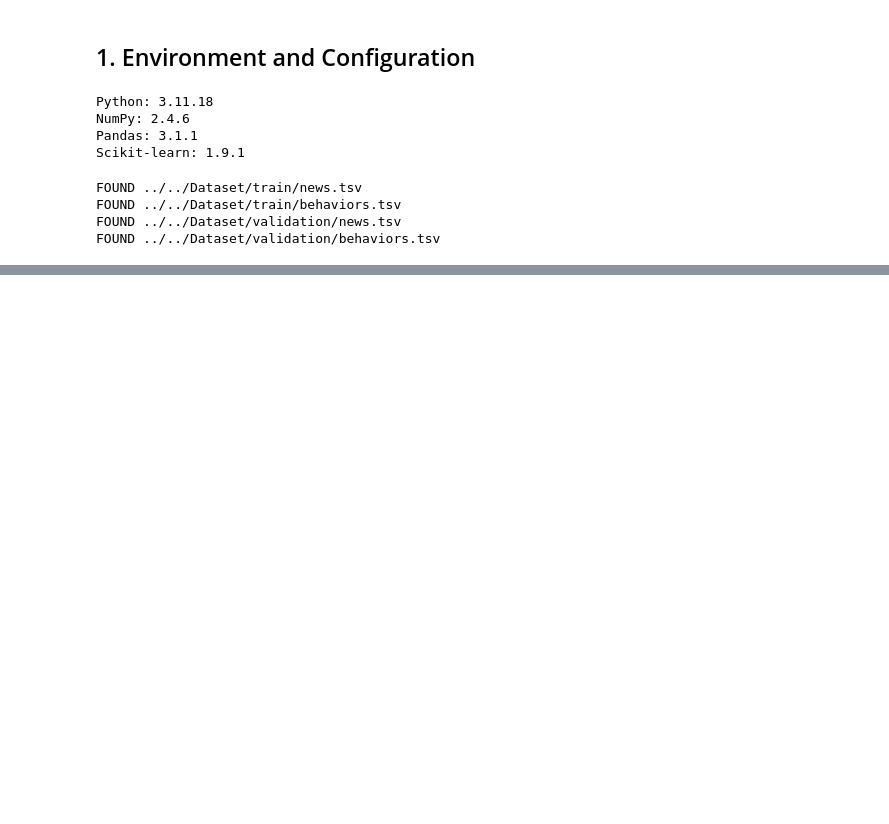
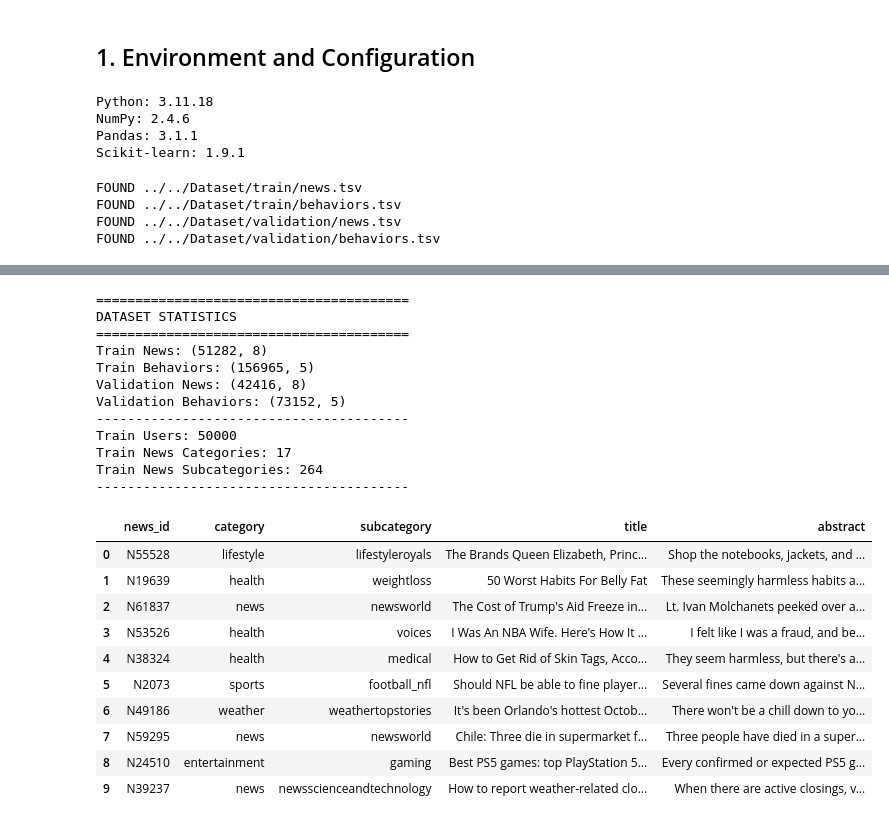
Before and after one commit to LiaoTian724/Personalized-Recommendation-System, a Jupyter notebook: Baseline/src/baseline.ipynb, the cells around one changed output, grey strips where cells are left out. Cells and saved outputs as stored; diff of their text form; code cells hidden in the pictures; blank space fills up the shorter version.

```diff
--- a/Baseline/src/baseline.ipynb
+++ b/Baseline/src/baseline.ipynb
@@ -62,0 +129,46 @@ FOUND ../../Dataset/validation/behaviors.tsv
+# %%
+print("=" * 40)
+print("DATASET STATISTICS")
+print("=" * 40)
+
+print("Train News:", train_news.shape)
+print("Train Behaviors:", train_behaviors.shape)
+
+print("Validation News:", validation_news.shape)
+print("Validation Behaviors:", validation_behaviors.shape)
+
+print("-" * 40)
+
+print("Train Users:", train_behaviors["user_id"].nunique())
+print("Train News Categories:", train_news["category"].nunique())
+print("Train News Subcategories:", train_news["subcategory"].nunique())
+
+
+print("-" * 40)
+
+display(train_news[["news_id", "category", "subcategory", "title", "abstract"]].head(10))
+display(train_behaviors.head(10))
+# %% [output]
+========================================
+DATASET STATISTICS
+========================================
+Train News: (51282, 8)
+Train Behaviors: (156965, 5)
+Validation News: (42416, 8)
+Validation Behaviors: (73152, 5)
+----------------------------------------
+Train Users: 50000
+Train News Categories: 17
+Train News Subcategories: 264
+----------------------------------------
+|  | news_id | category | subcategory | title | abstract |
+| 0 | N55528 | lifestyle | lifestyleroyals | The Brands Queen Elizabeth, Princ... | Shop the notebooks, jackets, and ... |
+| 1 | N19639 | health | weightloss | 50 Worst Habits For Belly Fat | These seemingly harmless habits a... |
+| 2 | N61837 | news | newsworld | The Cost of Trump's Aid Freeze in... | Lt. Ivan Molchanets peeked over a... |
+| 3 | N53526 | health | voices | I Was An NBA Wife. Here's How It ... | I felt like I was a fraud, and be... |
+| 4 | N38324 | health | medical | How to Get Rid of Skin Tags, Acco... | They seem harmless, but there's a... |
+| 5 | N2073 | sports | football_nfl | Should NFL be able to fine player... | Several fines came down against N... |
+| 6 | N49186 | weather | weathertopstories | It's been Orlando's hottest Octob... | There won't be a chill down to yo... |
+| 7 | N59295 | news | newsworld | Chile: Three die in supermarket f... | Three people have died in a super... |
+| 8 | N24510 | entertainment | gaming | Best PS5 games: top PlayStation 5... | Every confirmed or expected PS5 g... |
+| 9 | N39237 | news | newsscienceandtechnology | How to report weather-related clo... | When there are active closings, v... |
```
Also changed, not shown: parts of 9 cells of this notebook.
